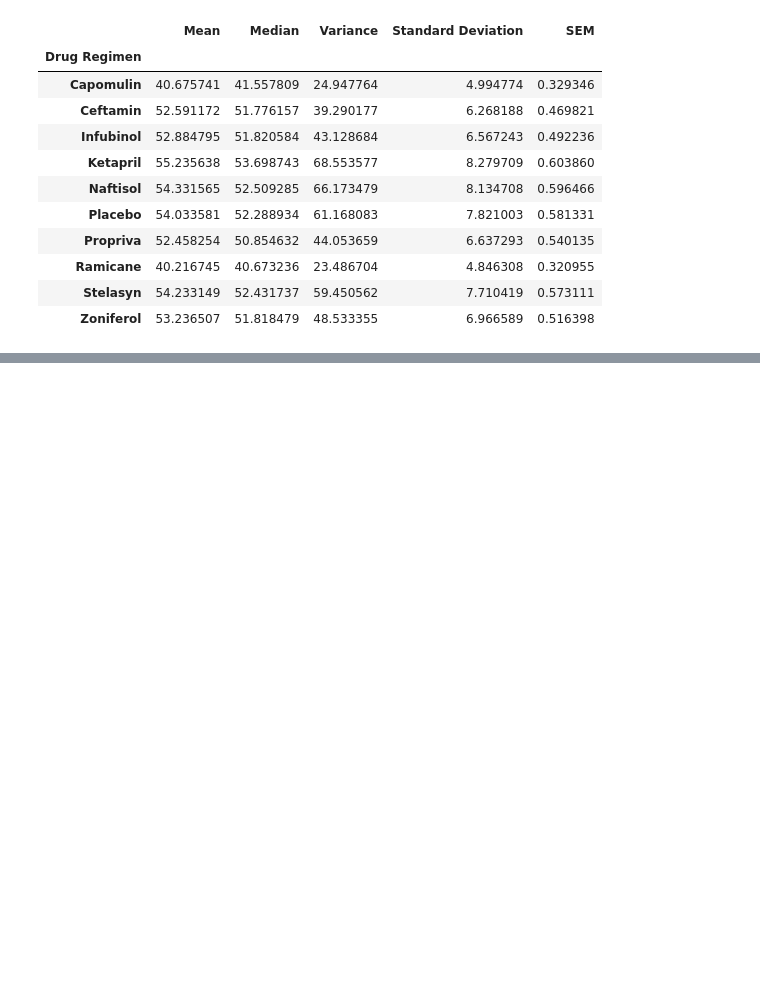
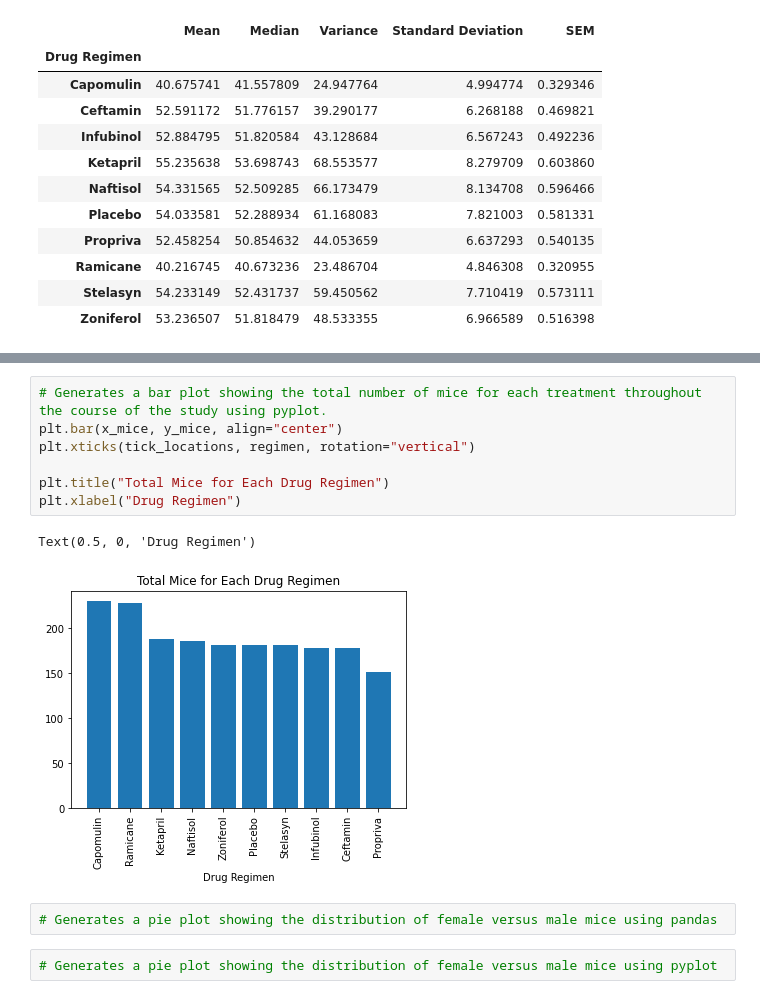
Before and after one commit to doublealogic/matplotlib-challenge, a Jupyter notebook: Pymaceuticals/main.ipynb, the cells around one changed output, grey strips where cells are left out. Saved outputs shown, nothing was run; the diff lists cells and outputs as text; blank space fills up the shorter version.

```diff
--- a/Pymaceuticals/main.ipynb
+++ b/Pymaceuticals/main.ipynb
@@ -109,0 +127,14 @@ sst_df
+# %%
+# Generates a bar plot showing the total number of mice for each treatment throughout the course of the study using pyplot.
+plt.bar(x_mice, y_mice, align="center")
+plt.xticks(tick_locations, regimen, rotation="vertical")
+
+plt.title("Total Mice for Each Drug Regimen")
+plt.xlabel("Drug Regimen")
+# %% [output]
+Text(0.5, 0, 'Drug Regimen')
+[figure, added]
+# %%
+# Generates a pie plot showing the distribution of female versus male mice using pandas
+# %%
+# Generates a pie plot showing the distribution of female versus male mice using pyplot
```
Also changed, not shown: parts of 1 cell of this notebook.
